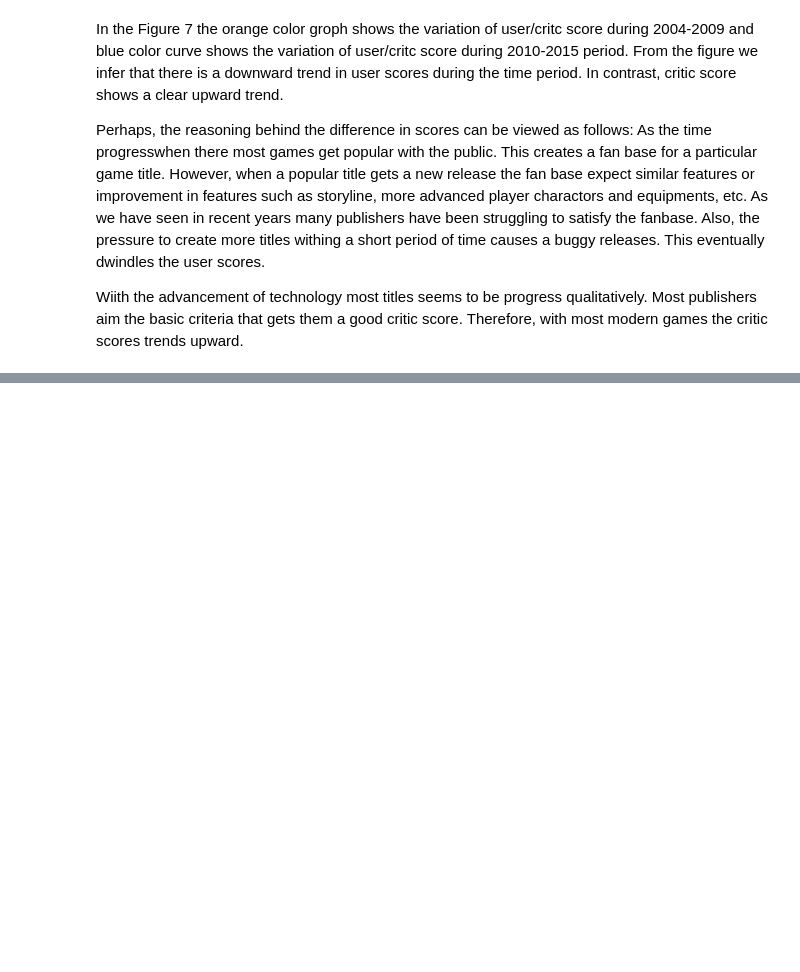
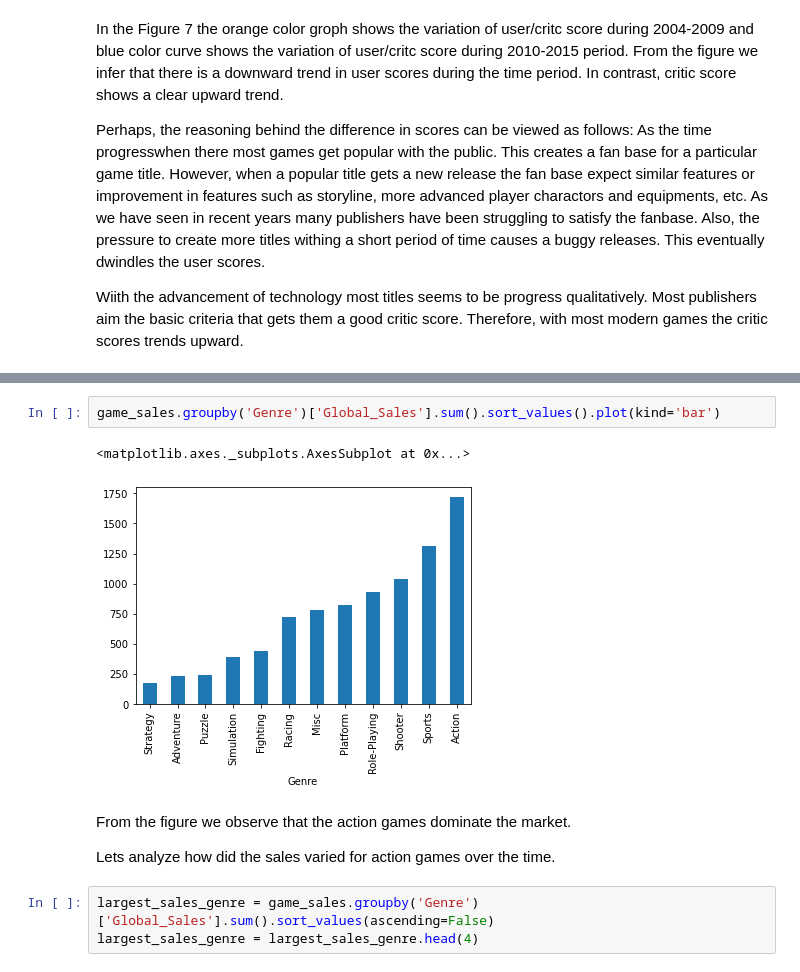
Before and after one commit to ayeshnayana/EDA_Video_game_sales-ratings, a Jupyter notebook: EDA on video game sales and ratings.ipynb, the cells around one changed output, grey strips where cells are left out. Cells and saved outputs as stored; diff of their text form; blank space fills up the shorter version.

```diff
--- a/EDA on video game sales and ratings.ipynb
+++ b/EDA on video game sales and ratings.ipynb
@@ -459,0 +472,12 @@ Wiith the advancement of technology most titles seems to be progress qualitative
+# %%
+game_sales.groupby('Genre')['Global_Sales'].sum().sort_values().plot(kind='bar')
+# %% [output]
+<matplotlib.axes._subplots.AxesSubplot at 0x...>
+[figure, added]
+# %% [markdown]
+From the figure we observe that the action games dominate the market.
+
+Lets analyze how did the sales varied for action games over the time.
+# %%
+largest_sales_genre = game_sales.groupby('Genre')['Global_Sales'].sum().sort_values(ascending=False)
+largest_sales_genre = largest_sales_genre.head(4)
```
Also changed, not shown: parts of 29 cells of this notebook.
